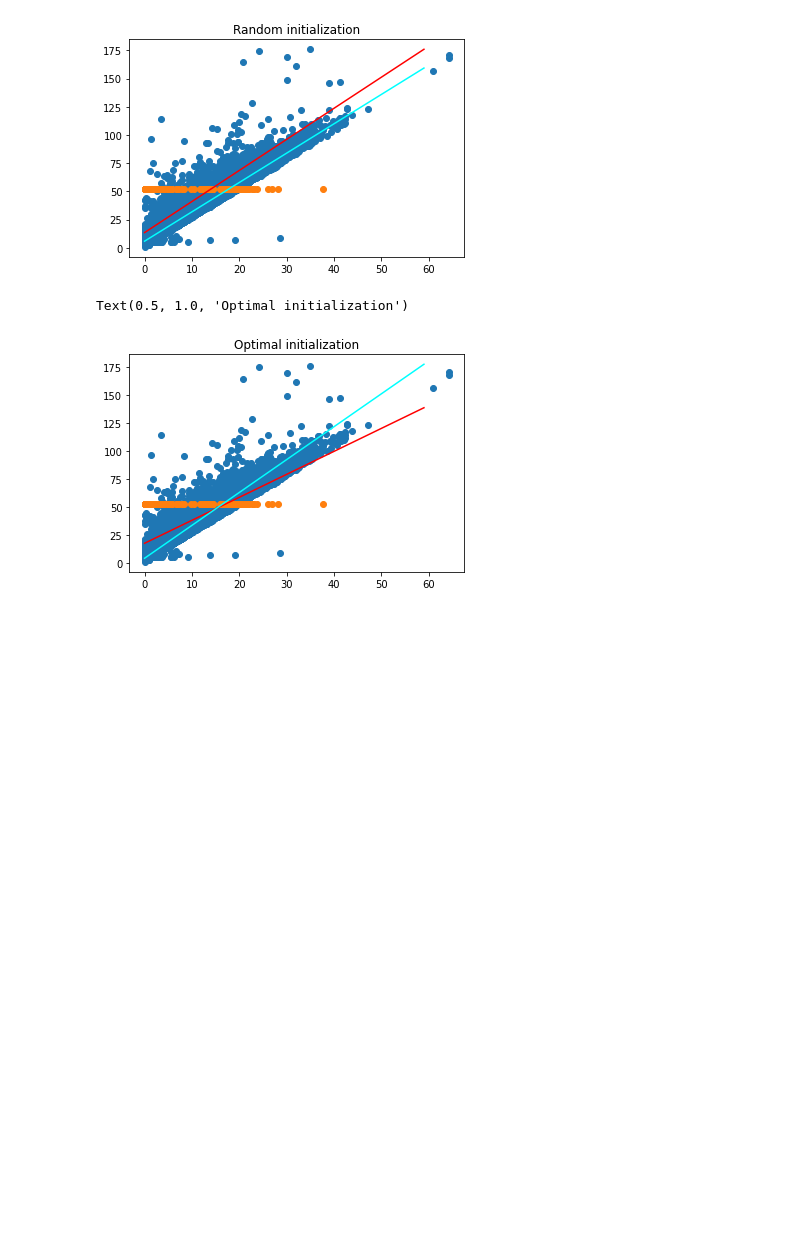
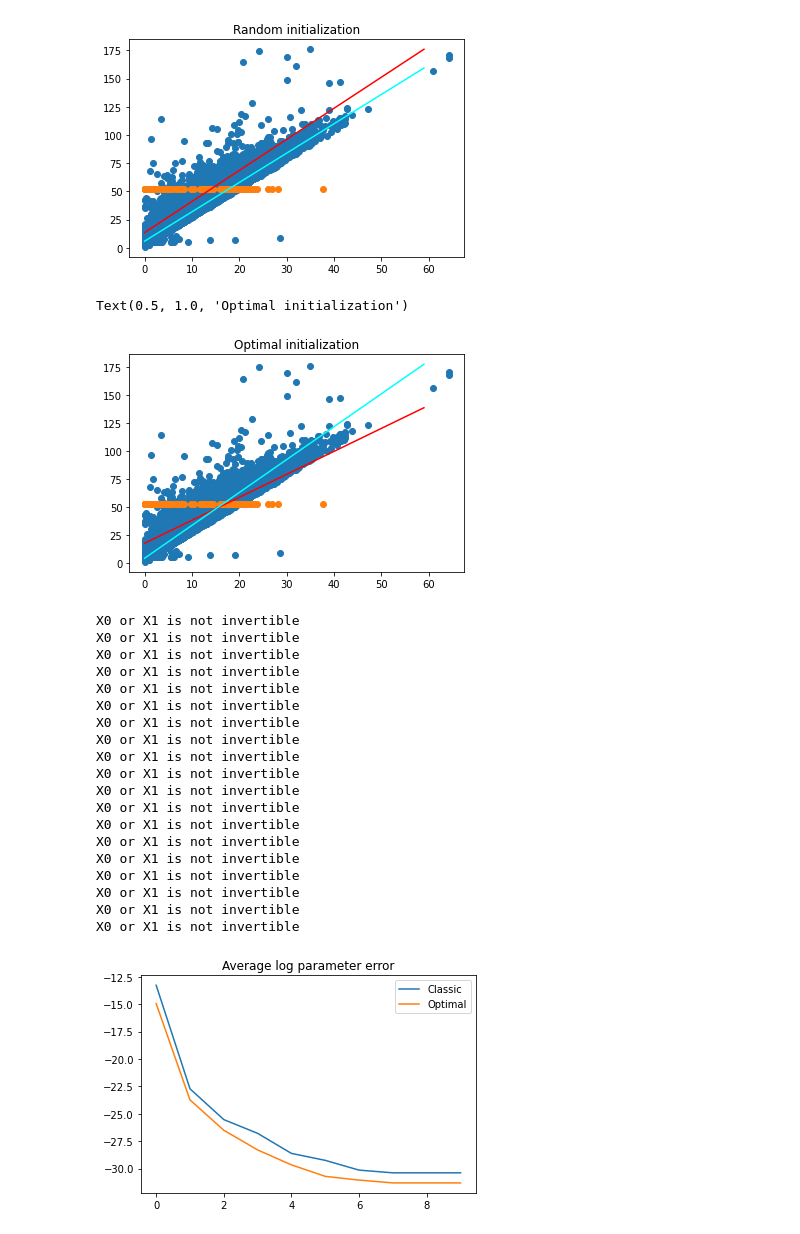
Before and after one commit to ahopen/math-tools-final-project, a Jupyter notebook: final_project_notebook.ipynb, the cells around one changed output. Cells and saved outputs as stored; diff of their text form; code cells hidden in the pictures; blank space fills up the shorter version.

Commit message:
higher dimensions simulation

```diff
--- a/final_project_notebook.ipynb
+++ b/final_project_notebook.ipynb
@@ -166,21 +171,21 @@ plt.show()
 Below we write code to simulate data and run both fitting procedures. We also determine whether a fit converged to the true betas, or if it converged to some other local minimum (or otherwise failed to converge).
 # %%
 def create_trip_data(n_trips, error_size = 0):
-    distances = np.random.normal(40, 10, size = 10000).reshape(10000, -1)
-    trip_type = np.random.randint(0, 1+1, size = 10000).reshape(10000, -1)
+    distances = np.random.normal(40, 10, size = n_trips).reshape(n_trips, -1)
+    trip_type = np.random.randint(0, 1+1, size = n_trips).reshape(n_trips, -1)
     beta_0 = 52 * trip_type
     beta_1 = 2.29 * (1 - trip_type)
-    cost = beta_0 + distances * beta_1 + np.random.normal(0, error_size, 10000).reshape(-1,1)
+    cost = beta_0 + distances * beta_1 + np.random.normal(0, error_size, n_trips).reshape(-1,1)
     cost = cost.reshape(-1)
     return(distances, trip_type, cost)
 
 def create_trip_data_3d(n_trips, error_size = 0):
-    distances = np.random.normal(40, 10, size = 10000).reshape(10000, -1)
-    tip_amount = np.random.normal(10, 2, size = 10000).reshape(10000, -1)
-    trip_type = np.random.randint(0, 1+1, size = 10000).reshape(10000, -1)
+    distances = np.random.normal(40, 10, size = n_trips).reshape(n_trips, -1)
+    tip_amount = np.random.normal(10, 2, size = n_trips).reshape(n_trips, -1)
+    trip_type = np.random.randint(0, 1+1, size = n_trips).reshape(n_trips, -1)
     beta_0 = 52 * trip_type
     beta_1 = 2.29 * (1 - trip_type)
-    cost = beta_0 + distances * beta_1 + np.random.normal(0, error_size, 10000).reshape(-1,1) + tip_amount
+    cost = beta_0 + distances * beta_1 + np.random.normal(0, error_size, n_trips).reshape(-1,1) + tip_amount
     cost = cost.reshape(-1)
     features = np.concatenate((distances, tip_amount), axis = 1)
     return(features, trip_type, cost)
@@ -199,8 +204,12 @@ def simulate_fits(n_trips, error_size, creation_func, n_sims, do_normalize):
         features, trip_type, cost = creation_func(n_trips, error_size)
 
         np.random.seed(run_num)
+
         betas_classic, iter_errs_classic, iter_beta_errs_classic = \
             fit_mixed_regression(features, cost, trip_type, do_normalize = do_normalize, algo_type = 'classic')
+
+        if betas_classic == None:
+            continue
 
         betas_opt, iter_errs_opt, iter_beta_errs_opt = \
             fit_mixed_regression(features, cost, trip_type, do_normalize = do_normalize, algo_type = 'optimal')
@@ -390,3 +399,48 @@ plt.title('Optimal initialization')
 # %% [output]
 Text(0.5, 1.0, 'Optimal initialization')
 [figure]
+# %%
+def create_nd_data(data_size, error_size = 0, n_dim=5):
+    beta_0 = np.random.randn(n_dim) * 5
+    beta_1 = np.random.randn(n_dim) * 20
+
+    data = [np.ones(data_size)]
+    for _ in range(n_dim-1):
+        mean = np.random.randint(50)
+        std = np.random.randint(5)
+        data.append(np.random.normal(mean, std, size=data_size))
+
+    data = np.array(data)
+
+    trip_type = np.random.randint(0, 1+1, size = data_size).reshape(data_size, -1)
+
+    cost = beta_0.dot(data) * trip_type.reshape(-1) + \
+                    beta_1.dot(data) * (1-trip_type.reshape(-1))  + np.random.normal(0, error_size, data_size)
+    cost = cost.reshape(-1)
+    features = data[1:,:].T
+
+    return(features, trip_type, cost)
+# %%
+n_dimensions = 2
+simulate_fits(n_trips = 10000, error_size = 0, creation_func = lambda x, y: create_nd_data(x,y,n_dimensions), n_sims = 100, do_normalize = False)
+# %% [output]
+X0 or X1 is not invertible
+X0 or X1 is not invertible
+X0 or X1 is not invertible
+X0 or X1 is not invertible
+X0 or X1 is not invertible
+X0 or X1 is not invertible
+X0 or X1 is not invertible
+X0 or X1 is not invertible
+X0 or X1 is not invertible
+X0 or X1 is not invertible
+X0 or X1 is not invertible
+X0 or X1 is not invertible
+X0 or X1 is not invertible
+X0 or X1 is not invertible
+X0 or X1 is not invertible
+X0 or X1 is not invertible
+X0 or X1 is not invertible
+X0 or X1 is not invertible
+X0 or X1 is not invertible
+[figure, added]
```
Also changed, not shown: parts of 2 cells of this notebook.
